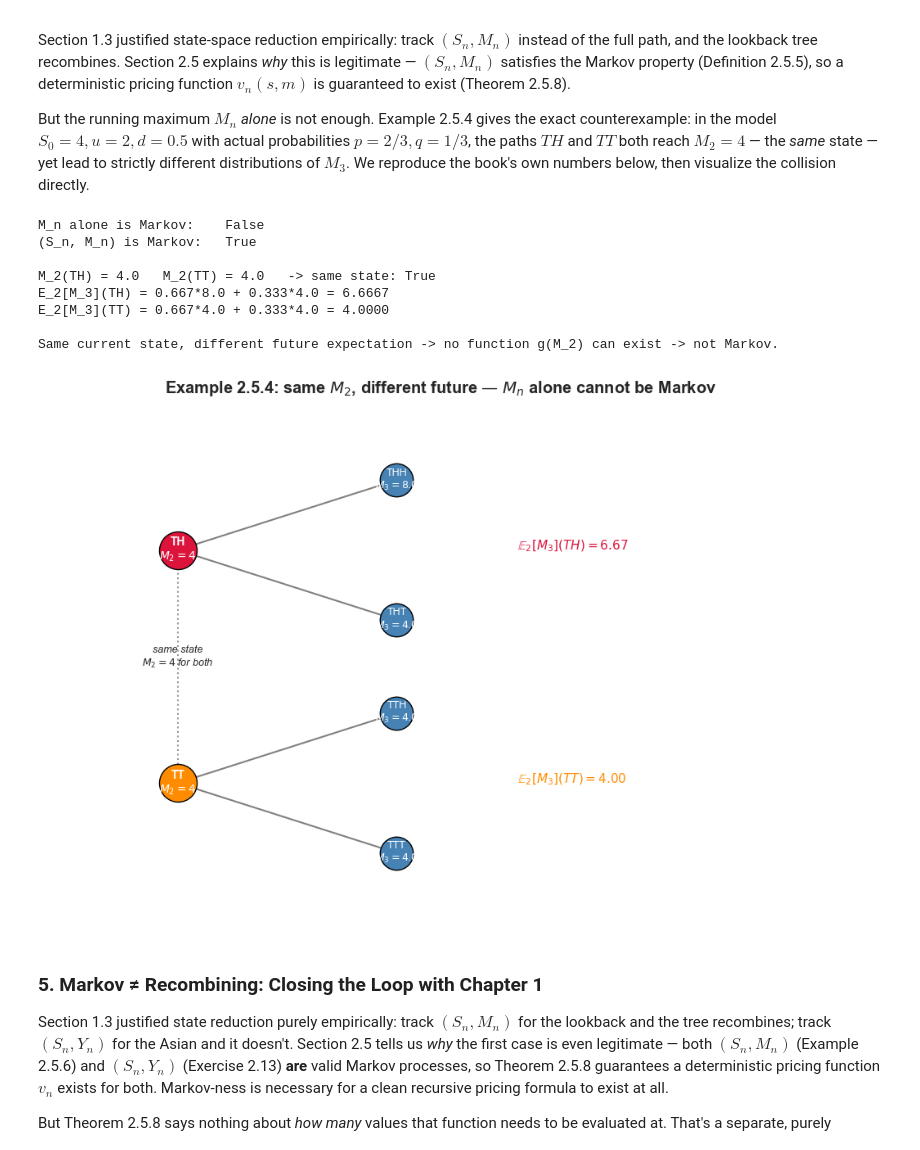
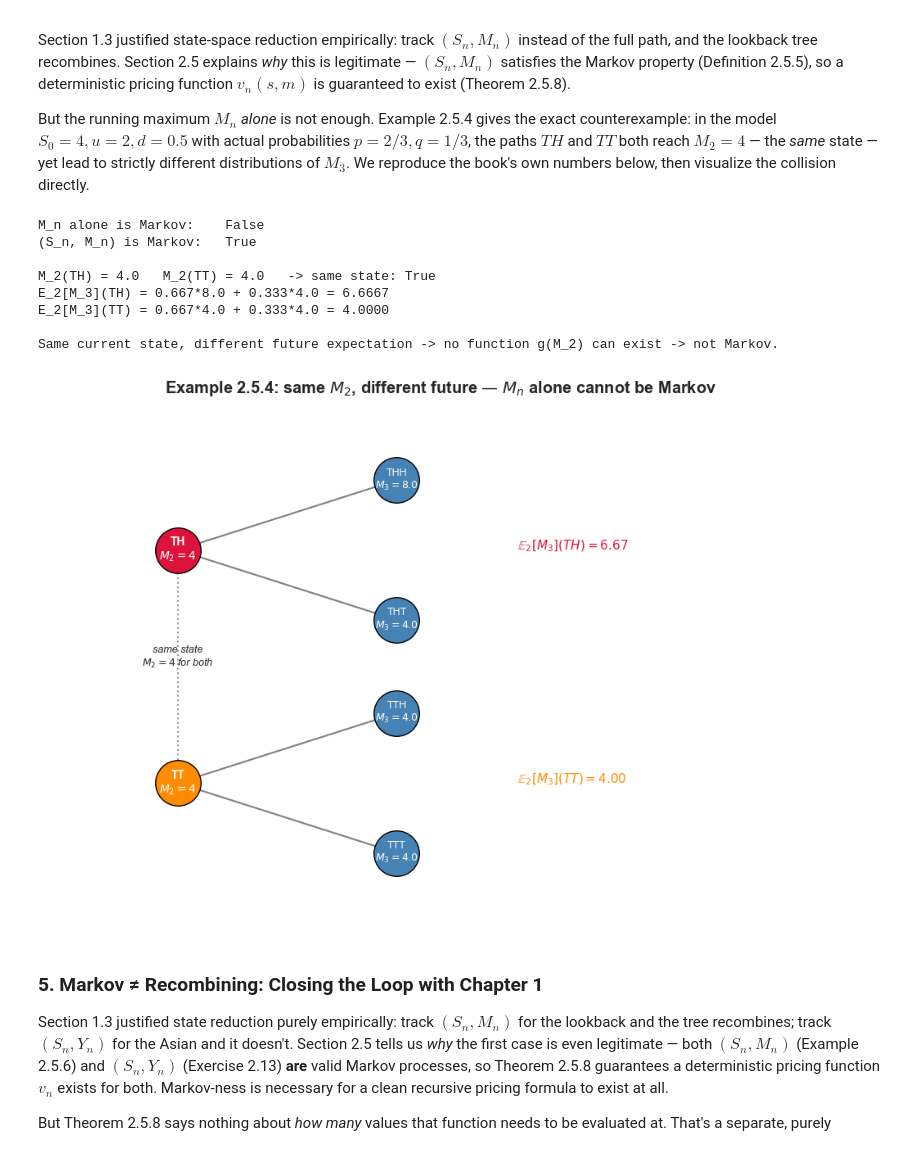
Before and after one commit to danigonespi/binomial_asset_pricing_model, a Jupyter notebook: shreve_v1_notebook.ipynb, the cells around one changed output. Cells and saved outputs as stored; diff of their text form; code cells hidden in the pictures.

```diff
--- a/shreve_v1_notebook.ipynb
+++ b/shreve_v1_notebook.ipynb
@@ -662,42 +662,42 @@ for a, b in [('TH', 'THH'), ('TH', 'THT'), ('TT', 'TTH'), ('TT', 'TTT')]:
 
 for node, color in [('TH', 'crimson'), ('TT', 'darkorange')]:
     x, y = pos[node]
-    ax.scatter(x, y, s=1100, color=color, zorder=2, edgecolor='black')
+    ax.scatter(x, y, s=1600, color=color, zorder=2, edgecolor='black')
     ax.annotate(f"{node}\n$M_2={values[node]:.0f}$", (x, y), ha='center', va='center',
                 fontsize=10, fontweight='bold', color='white', zorder=3)
 
 for node in ['THH', 'THT', 'TTH', 'TTT']:
     x, y = pos[node]
-    ax.scatter(x, y, s=850, color='steelblue', zorder=2, edgecolor='black')
+    ax.scatter(x, y, s=1600, color='steelblue', zorder=2, edgecolor='black')
     ax.annotate(f"{node}\n$M_3={values[node]:.1f}$", (x, y), ha='center', va='center',
                 fontsize=9, color='white', zorder=3)
 
 ax.plot([pos['TH'][0], pos['TT'][0]], [pos['TH'][1], pos['TT'][1]],
         linestyle=':', color='black', alpha=0.4, zorder=0)
 ax.annotate('same state\n$M_2 = 4$ for both', xy=(0, 0), ha='center', fontsize=9, style='italic')
 
 ax.annotate(rf"$\mathbb{{E}}_2[M_3](TH) = {E2_M3_TH:.2f}$", xy=(1.55, 1.0), ha='left',
             fontsize=11, color='crimson', fontweight='bold')
 ax.annotate(rf"$\mathbb{{E}}_2[M_3](TT) = {E2_M3_TT:.2f}$", xy=(1.55, -1.0), ha='left',
             fontsize=11, color='darkorange', fontweight='bold')
 
 ax.set_xlim(-0.6, 3)
 ax.set_ylim(-2.2, 2.2)
 ax.axis('off')
 ax.set_title('Example 2.5.4: same $M_2$, different future — $M_n$ alone cannot be Markov',
              fontweight='bold', pad=15)
 plt.tight_layout()
 plt.show()
 # %% [output]
 M_n alone is Markov:    False
 (S_n, M_n) is Markov:   True
 
 M_2(TH) = 4.0   M_2(TT) = 4.0   -> same state: True
 E_2[M_3](TH) = 0.667*8.0 + 0.333*4.0 = 6.6667
 E_2[M_3](TT) = 0.667*4.0 + 0.333*4.0 = 4.0000
 
 Same current state, different future expectation -> no function g(M_2) can exist -> not Markov.
-[figure, old version]
+[figure, new version]
 # %% [markdown]
 ### 5. Markov ≠ Recombining: Closing the Loop with Chapter 1
 
```
Also changed, not shown: parts of 3 cells of this notebook, 1 other file.
